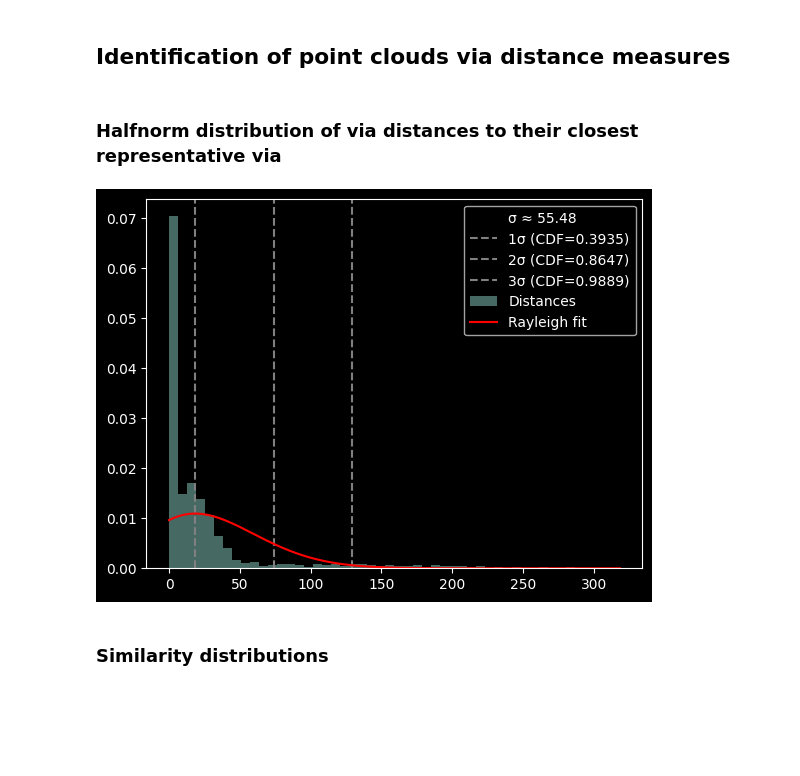
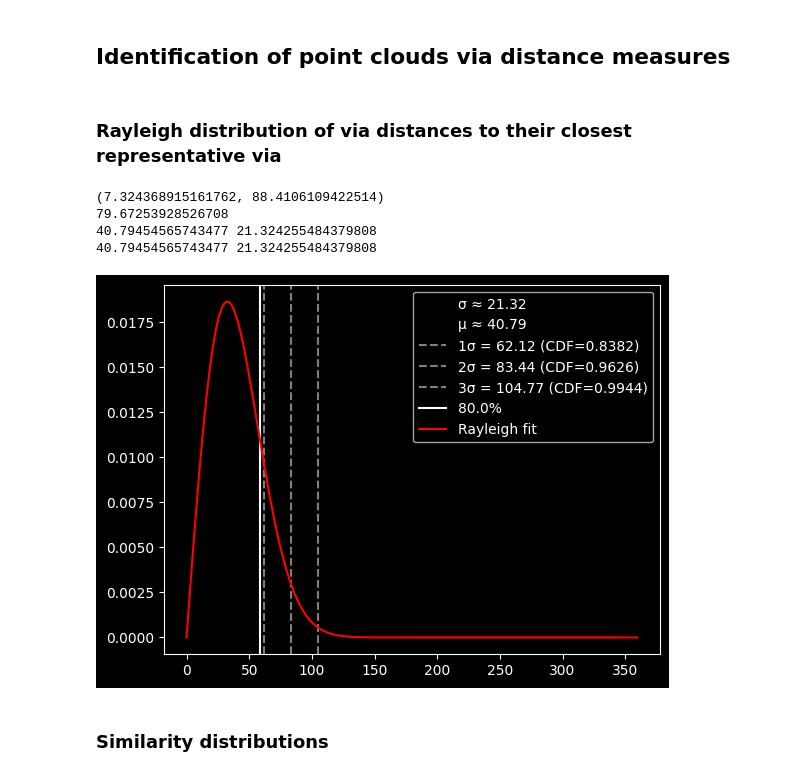
Before and after one commit to Souren-0/Bachelor_Thesis, a Jupyter notebook: Point_Cloud_Identification.ipynb, the cells around one changed output. Saved outputs shown, nothing was run; the diff lists cells and outputs as text; code cells hidden in the pictures; blank space fills up the shorter version.

Commit message:
Rayleigh fix (no guarantees)

```diff
--- a/Point_Cloud_Identification.ipynb
+++ b/Point_Cloud_Identification.ipynb
@@ -151,8 +164,8 @@ def add_vias(vias, amount, box, absolute_amount=False, margin=0.0):
 # %%
-# filename = f"{label_difficulty.name}_Labels_{cell_difficulty.name}_Cells"
+filename = f"{label_difficulty.name}_Labels_{cell_difficulty.name}_Cells"
 
-# with open(f"./Data/Test_Data_{filename}.pickle", "wb") as f:
-#     pickle.dump(test_data, f)
-# with open(f"./Labels/representatives_{filename}.json", "w") as f:
-#     json.dump(test_type_representatives, f)
+with open(f"./Data/Test_Data_{filename}.pickle", "wb") as f:
+    pickle.dump(test_data, f)
+with open(f"./Labels/representatives_{filename}.json", "w") as f:
+    json.dump(test_type_representatives, f)
 # %% [markdown]
@@ -273,7 +286,7 @@ datasets = {
     "hard_easy" : { 'path' : './Data/Test_Data_HARD_Labels_EASY_Cells.pickle', 'representatives' : './Labels/representatives_HARD_Labels_EASY_Cells.json'},
     "hard_hard" : { 'path' : './Data/Test_Data_HARD_Labels_HARD_Cells.pickle', 'representatives' : './Labels/representatives_HARD_Labels_HARD_Cells.json'}}
 
-dataset = "28nm_chip"
+dataset = "easy_easy"
 chip_data_file = datasets[dataset]["path"]
 
 chip_data = None
@@ -508,13 +521,13 @@ from scipy.spatial.distance import directed_hausdorff
 cell_stats = {}
 via_distances = {}
 for cell_type in cell_types:
-    cells = [reset_transform(c, "y") for c in sorted_cells[cell_type]]
+    cells = sorted_cells[cell_type]
     all_vias = [via for cell in cells for via in cell["vias"]]
     tree = KDTree(representatives[cell_type])
     distances, _ = tree.query(all_vias)
-    loc, scale = stats.rayleigh.fit(distances)
+    loc, scale = stats.rayleigh.fit(distances + np.finfo(float).eps, floc=0)
 
-    cell_stat = {"mean" : loc, "sigma" : scale, "dists" : distances}
+    cell_stat = {"loc" : loc, "scale" : scale, "dists" : distances}
     cell_stats[cell_type] = cell_stat
 
 
@@ -783,32 +794,64 @@ print(representatives)
 # %% [markdown]
 ## Identification of point clouds via distance measures
 # %% [markdown]
-### Halfnorm distribution of via distances to their closest representative via
+### Rayleigh distribution of via distances to their closest representative via
+# %%
+cell_type = cell_types[0]
+cell_stat = cell_stats[cell_type]
+
+loc=cell_stat['loc']
+scale=cell_stat['scale']
+
+print(rayleigh.interval(0.95, loc=loc, scale=scale))
+print(rayleigh.ppf(0.95, loc=cell_stat['loc'], scale=cell_stat['scale']))
+
+
+mean = loc + scale * np.sqrt(np.pi / 2)
+mean2 = rayleigh.mean(loc=loc, scale=scale)
+
+
+sigma = scale * np.sqrt(2 - np.pi / 2)
+sigma2 = rayleigh.std(loc=loc, scale=scale)
+
+print(mean, sigma)
+print(mean2, sigma2)
+# %% [output]
+(7.324368915161762, 88.4106109422514)
+79.67253928526708
+40.79454565743477 21.324255484379808
+40.79454565743477 21.324255484379808
 # %%
 cell_type = cell_types[0]
 cell_stat = cell_stats[cell_type]
 
-mean = cell_stat["mean"]# + cell_stat["sigma"] * np.sqrt(np.pi / 2)
-sigma = cell_stat["sigma"]# * np.sqrt(2 - np.pi / 2)
+loc = cell_stat["loc"]
+scale = cell_stat["scale"]
+
+mean = rayleigh.mean(loc=loc, scale=scale)
+sigma = rayleigh.std(loc=loc, scale=scale)
 
 distances = cell_stat["dists"]
 
 x = np.linspace(0, max(distances), 200)
-plt.scatter([], [], color='none' ,label=f"σ ≈ {round(sigma, 2)}")
+plt.scatter([], [], color='none' ,label=f"σ ≈ {sigma:.2f}")
+plt.scatter([], [], color='none' ,label=f"μ ≈ {mean:.2f}")
 for i in range(1, 4):
     threshold = mean + i * sigma
-    cdf_val = stats.rayleigh.cdf(threshold, loc=mean, scale=sigma)
-    plt.axvline(threshold, color='grey', linestyle='--', label=f'{i}σ (CDF={cdf_val:.4f})')
+    cdf_val = stats.rayleigh.cdf(threshold, loc=loc, scale=scale)
+    plt.axvline(threshold, color='grey', linestyle='--', label=f'{i}σ = {threshold:.2f} (CDF={cdf_val:.4f})')
 
-pdf = stats.rayleigh.pdf(x, loc=mean, scale=sigma)
-plt.hist(distances, bins=50, density=True, alpha=0.5, label='Distances')
+outlier = 0.8
+plt.axvline(float(rayleigh.ppf(outlier, loc=loc, scale=scale)), label=f'{outlier*100}%')
+
+pdf = stats.rayleigh.pdf(x, loc=loc, scale=scale)
+# plt.hist(distances, bins=50, density=True, alpha=0.5, label='Distances')
 plt.plot(x, pdf, 'r-', label='Rayleigh fit')
 # plt.plot(x, stats.rayleigh.sf(x), 'g--', label='Survival function')
 
 plt.legend()
 plt.show()
 # %% [output]
-[figure, old version]
+[figure, new version]
 # %% [markdown]
 ### Similarity distributions
 # %%
```
Also changed, not shown: parts of 7 cells of this notebook.
